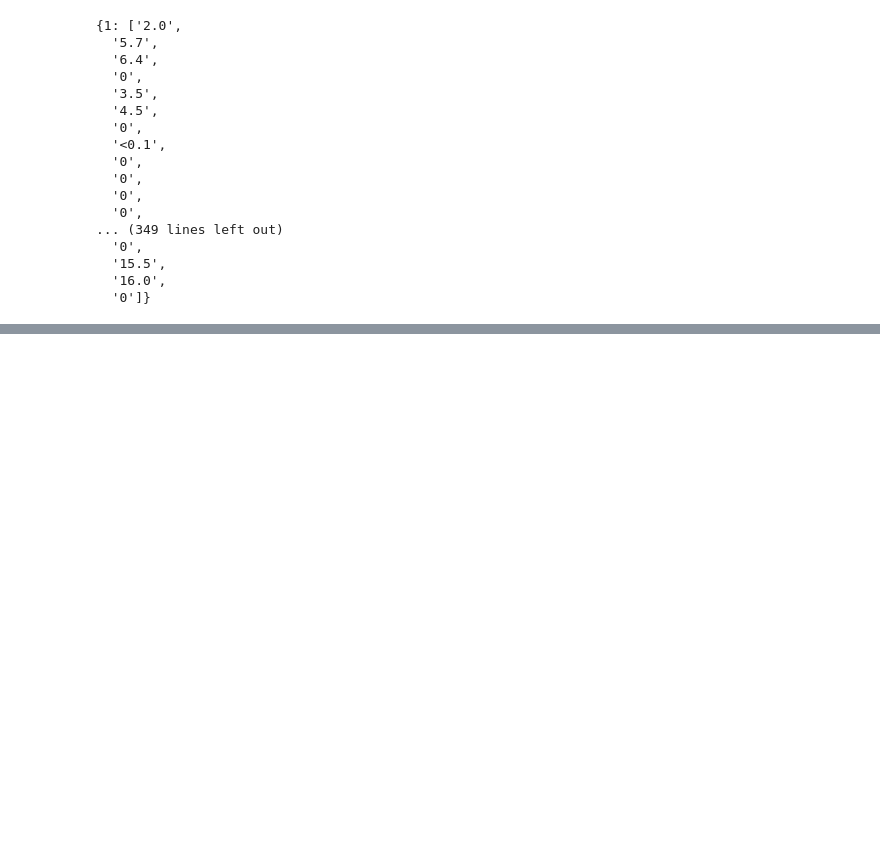
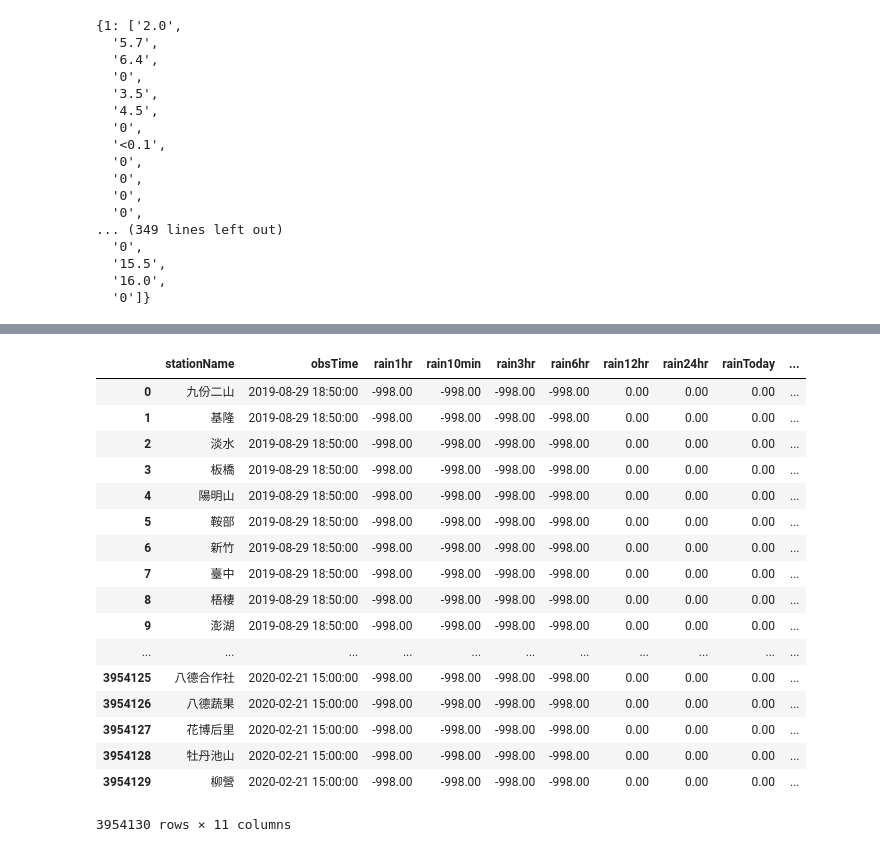
Before and after one commit to CYehLu/CWB_forecast_analysis, a Jupyter notebook: analysis_rainobs.ipynb, the cells around one changed output, grey strips where cells are left out. Saved outputs shown, nothing was run; the diff lists cells and outputs as text; code cells hidden in the pictures; blank space fills up the shorter version.

```diff
--- a/analysis_rainobs.ipynb
+++ b/analysis_rainobs.ipynb
@@ -427,0 +453,26 @@ taipei
+# %%
+#tdf6_fo = tdf6.merge(rain_f_6_18, left_on=['county', 'obsTime'], right_on=['location', 'startTime'])
+#tdf6_fo = tdf6_fo[['county', 'obsTime', 'rain6hr', 'value']]
+#tdf6_fo
+
+
+df
+# %% [output]
+|  | stationName | obsTime | rain1hr | rain10min | rain3hr | rain6hr | rain12hr | rain24hr | rainToday | ... |
+| 0 | 九份二山 | 2019-08-29 18:50:00 | -998.00 | -998.00 | -998.00 | -998.00 | 0.00 | 0.00 | 0.00 | ... |
+| 1 | 基隆 | 2019-08-29 18:50:00 | -998.00 | -998.00 | -998.00 | -998.00 | 0.00 | 0.00 | 0.00 | ... |
+| 2 | 淡水 | 2019-08-29 18:50:00 | -998.00 | -998.00 | -998.00 | -998.00 | 0.00 | 0.00 | 0.00 | ... |
+| 3 | 板橋 | 2019-08-29 18:50:00 | -998.00 | -998.00 | -998.00 | -998.00 | 0.00 | 0.00 | 0.00 | ... |
+| 4 | 陽明山 | 2019-08-29 18:50:00 | -998.00 | -998.00 | -998.00 | -998.00 | 0.00 | 0.00 | 0.00 | ... |
+| 5 | 鞍部 | 2019-08-29 18:50:00 | -998.00 | -998.00 | -998.00 | -998.00 | 0.00 | 0.00 | 0.00 | ... |
+| 6 | 新竹 | 2019-08-29 18:50:00 | -998.00 | -998.00 | -998.00 | -998.00 | 0.00 | 0.00 | 0.00 | ... |
+| 7 | 臺中 | 2019-08-29 18:50:00 | -998.00 | -998.00 | -998.00 | -998.00 | 0.00 | 0.00 | 0.00 | ... |
+| 8 | 梧棲 | 2019-08-29 18:50:00 | -998.00 | -998.00 | -998.00 | -998.00 | 0.00 | 0.00 | 0.00 | ... |
+| 9 | 澎湖 | 2019-08-29 18:50:00 | -998.00 | -998.00 | -998.00 | -998.00 | 0.00 | 0.00 | 0.00 | ... |
+| ... | ... | ... | ... | ... | ... | ... | ... | ... | ... | ... |
+| 3954125 | 八德合作社 | 2020-02-21 15:00:00 | -998.00 | -998.00 | -998.00 | -998.00 | 0.00 | 0.00 | 0.00 | ... |
+| 3954126 | 八德蔬果 | 2020-02-21 15:00:00 | -998.00 | -998.00 | -998.00 | -998.00 | 0.00 | 0.00 | 0.00 | ... |
+| 3954127 | 花博后里 | 2020-02-21 15:00:00 | -998.00 | -998.00 | -998.00 | -998.00 | 0.00 | 0.00 | 0.00 | ... |
+| 3954128 | 牡丹池山 | 2020-02-21 15:00:00 | -998.00 | -998.00 | -998.00 | -998.00 | 0.00 | 0.00 | 0.00 | ... |
+| 3954129 | 柳營 | 2020-02-21 15:00:00 | -998.00 | -998.00 | -998.00 | -998.00 | 0.00 | 0.00 | 0.00 | ... |
+3954130 rows × 11 columns
```
Also changed, not shown: parts of 5 cells of this notebook, 1 other file.
